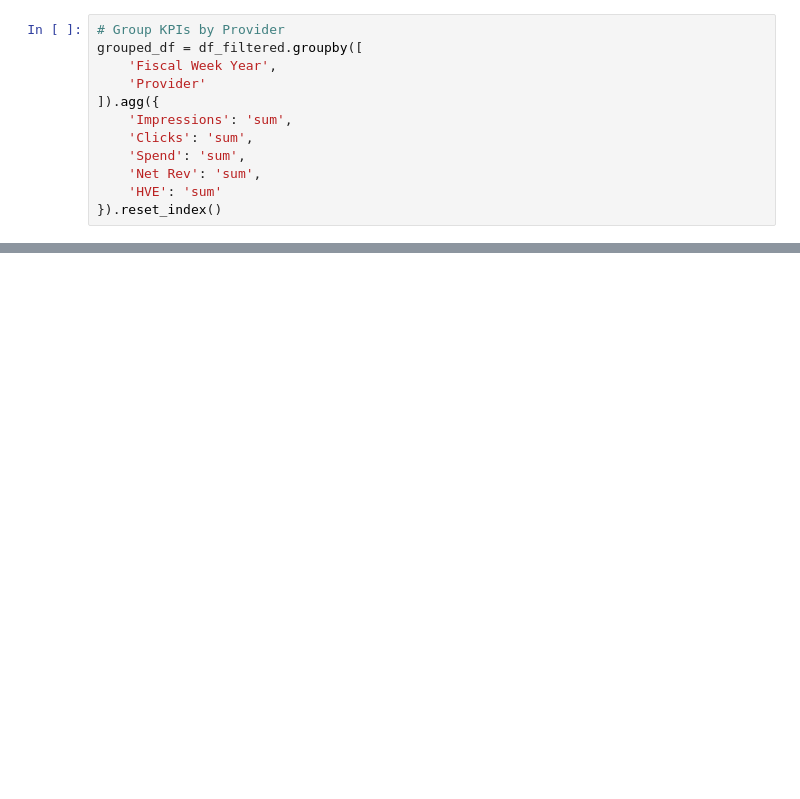
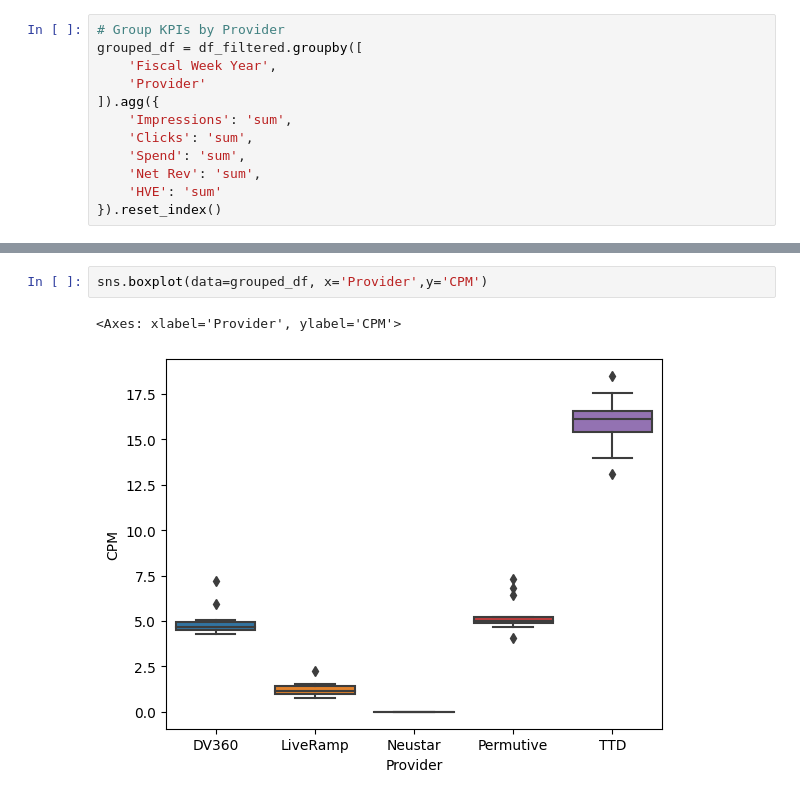
Before and after one commit to 0xrsfagundes/File-Manipulation, a Jupyter notebook: Global Use Cases/Permutive/Permutive-Copy1.ipynb, the cells around one changed output, grey strips where cells are left out. Drawn from its saved outputs; the diff is of its cells as text; blank space fills up the shorter version.

```diff
--- a/Global Use Cases/Permutive/Permutive-Copy1.ipynb
+++ b/Global Use Cases/Permutive/Permutive-Copy1.ipynb
@@ -88,0 +92,5 @@ sns.boxplot(data=grouped_df, x='Provider',y='CTR')
+# %%
+sns.boxplot(data=grouped_df, x='Provider',y='CPM')
+# %% [output]
+<Axes: xlabel='Provider', ylabel='CPM'>
+[figure, added]
```
Also changed, not shown: parts of 5 cells of this notebook.
